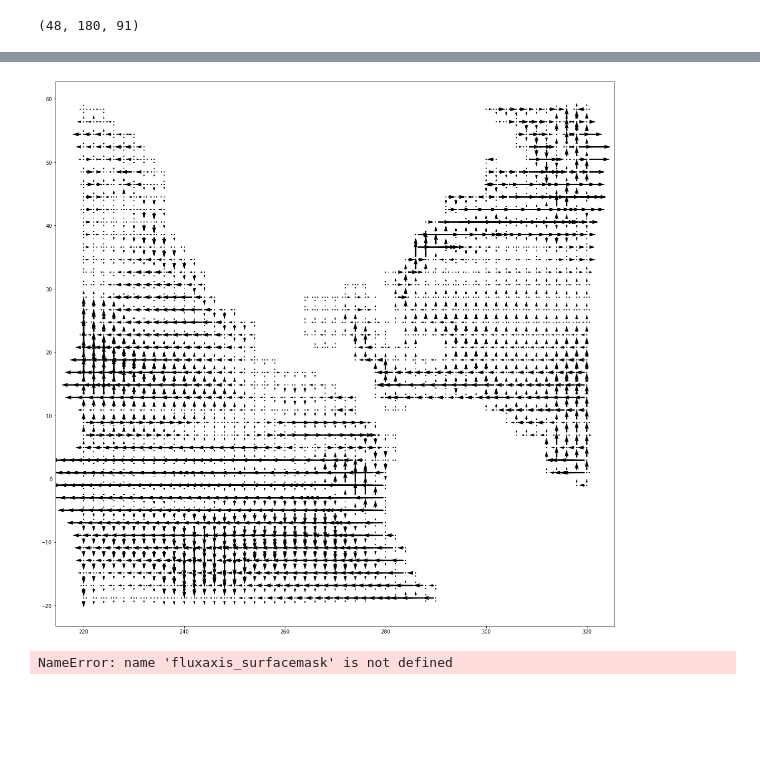
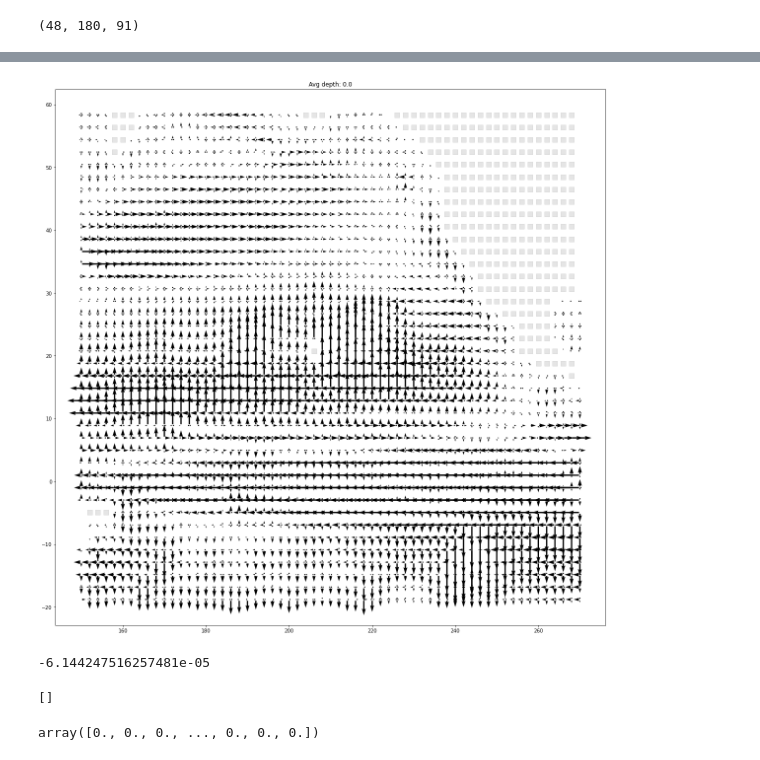
Before and after one commit to nitrogenlab/oceanography_colab_notebooks, a Jupyter notebook: study_fluxes/Explore Holzer 2021 Fluxes.ipynb, the cells around one changed output, grey strips where cells are left out. Drawn from its saved outputs; the diff is of its cells as text; code cells hidden in the pictures; blank space fills up the shorter version.

Commit message:
generate fluxplot at depth is a function

```diff
--- a/study_fluxes/Explore Holzer 2021 Fluxes.ipynb
+++ b/study_fluxes/Explore Holzer 2021 Fluxes.ipynb
@@ -99,3 +99,4 @@ filling on, default _FillValue of 9.969209968386869e+36 used
 # %%
 ulat = data.variables['ulon'][:,:,:].data #stored weirdly
 ulon = data.variables['ulat'][:,:,:].data
+wz = data.variables['wz'][:,:,:].data
@@ -112,5 +111,5 @@ print(np.max(ulat))
 # %%
-ocnmask = data.variables['ocnmask']
+ocnmask = data.variables['ocnmask'][:].data
 ocnmask.shape
 # %% [output]
 (48, 180, 91)
@@ -222,14 +184,0 @@ for from_lonidx in range(len(gridflux[DEPTHIDX])):
-# %%
-from matplotlib import pyplot as plt
-
-#max_del = max(np.max(quiver_xdel), np.max(quiver_ydel))
-
-plt.figure(figsize=(20,20))
-plt.quiver(quiver_startx,quiver_starty,quiver_xdel,quiver_ydel)
-plt.show()
-# %% [output]
-[figure, removed]
-# %%
-np.nonzero(fluxaxis_surfacemask)[0]
-# %% [output]
-NameError: name 'fluxaxis_surfacemask' is not defined
@@ -236,2 +302,32 @@ NameError: name 'fluxaxis_surfacemask' is not defined
+# %%
+# visualize surface flows
+
+from collections import namedtuple
+
+DEPTHIDX = 0
+
+lon_min = 150
+lon_max = 270
+lat_min = -20
+lat_max = 60
+
+
+generate_fluxplot_at_depth(depthidx=DEPTHIDX,
+                           lon_min=lon_min, lon_max=lon_max,
+                           lat_min=lat_min, lat_max=lat_max)
+# %% [output]
+[figure, added]
+# %%
+np.max(upwelling_flux)
+# %% [output]
+-6.144247516257481e-05
+# %%
+fluxes
+# %% [output]
+[]
+# %%
+ocnmask[:].data.ravel()
+# %% [output]
+array([0., 0., 0., ..., 0., 0., 0.])
 # %%
 data.variables
```
Also changed, not shown: parts of 6 cells of this notebook.
